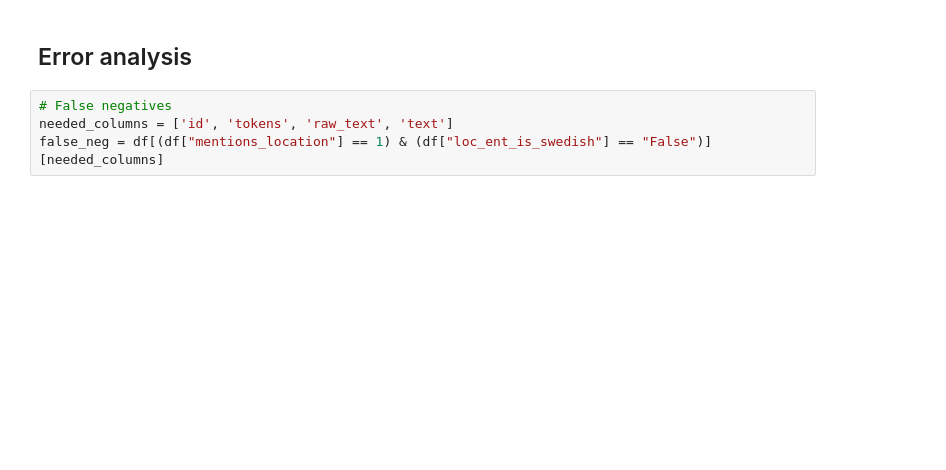
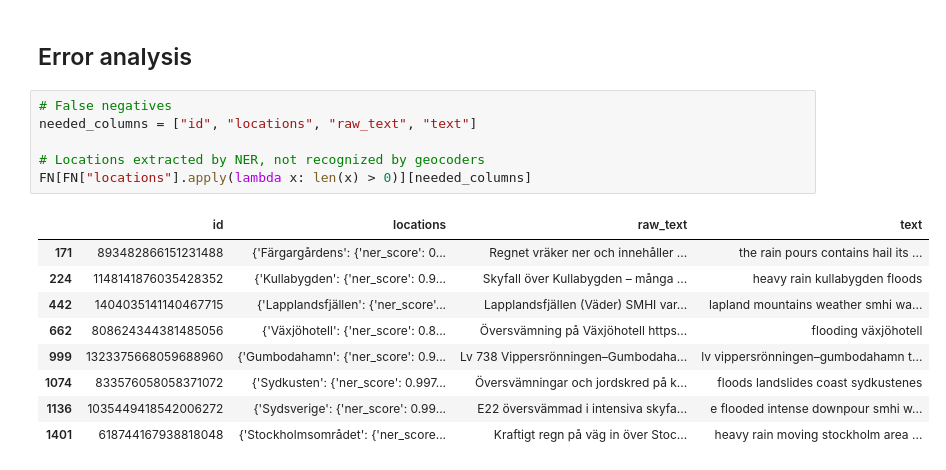
Before and after one commit to YasserKa/Classification-and-visualization-of-natural-disasters-using-Twitter, a Jupyter notebook: notebooks/geoparsing.sync.ipynb, the cells around one changed output. Cells and saved outputs as stored; diff of their text form; blank space fills up the shorter version.

```diff
--- a/notebooks/geoparsing.sync.ipynb
+++ b/notebooks/geoparsing.sync.ipynb
@@ -131,5 +144,17 @@ confusion_matrix
 ## Error analysis
 # %%
 # False negatives
-needed_columns = ['id', 'tokens', 'raw_text', 'text']
-false_neg = df[(df["mentions_location"] == 1) & (df["loc_ent_is_swedish"] == "False")][needed_columns]
+needed_columns = ["id", "locations", "raw_text", "text"]
+
+# Locations extracted by NER, not recognized by geocoders
+FN[FN["locations"].apply(lambda x: len(x) > 0)][needed_columns]
+# %% [output]
+|  | id | locations | raw_text | text |
+| 171 | 893482866151231488 | {'Färgargårdens': {'ner_score': 0... | Regnet vräker ner och innehåller ... | the rain pours contains hail its ... |
+| 224 | 1148141876035428352 | {'Kullabygden': {'ner_score': 0.9... | Skyfall över Kullabygden – många ... | heavy rain kullabygden floods |
+| 442 | 1404035141140467715 | {'Lapplandsfjällen': {'ner_score'... | Lapplandsfjällen (Väder) SMHI var... | lapland mountains weather smhi wa... |
+| 662 | 808624344381485056 | {'Växjöhotell': {'ner_score': 0.8... | Översvämning på Växjöhotell https... | flooding växjöhotell |
+| 999 | 1323375668059688960 | {'Gumbodahamn': {'ner_score': 0.9... | Lv 738 Vippersrönningen–Gumbodaha... | lv vippersrönningen–gumbodahamn t... |
+| 1074 | 833576058058371072 | {'Sydkusten': {'ner_score': 0.997... | Översvämningar och jordskred på k... | floods landslides coast sydkustenes |
+| 1136 | 1035449418542006272 | {'Sydsverige': {'ner_score': 0.99... | E22 översvämmad i intensiva skyfa... | e flooded intense downpour smhi w... |
+| 1401 | 618744167938818048 | {'Stockholmsområdet': {'ner_score... | Kraftigt regn på väg in över Stoc... | heavy rain moving stockholm area ... |
```
Also changed, not shown: parts of 26 cells of this notebook, 6 other files.
